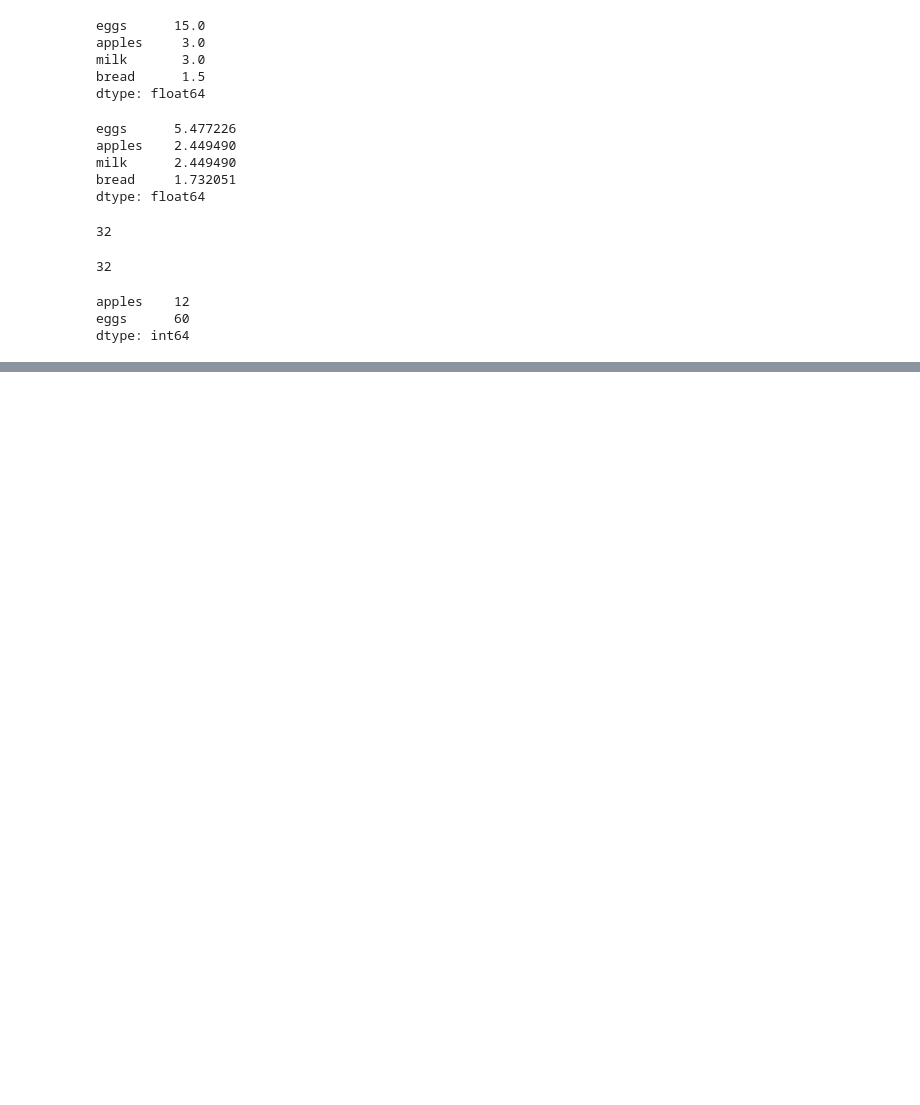
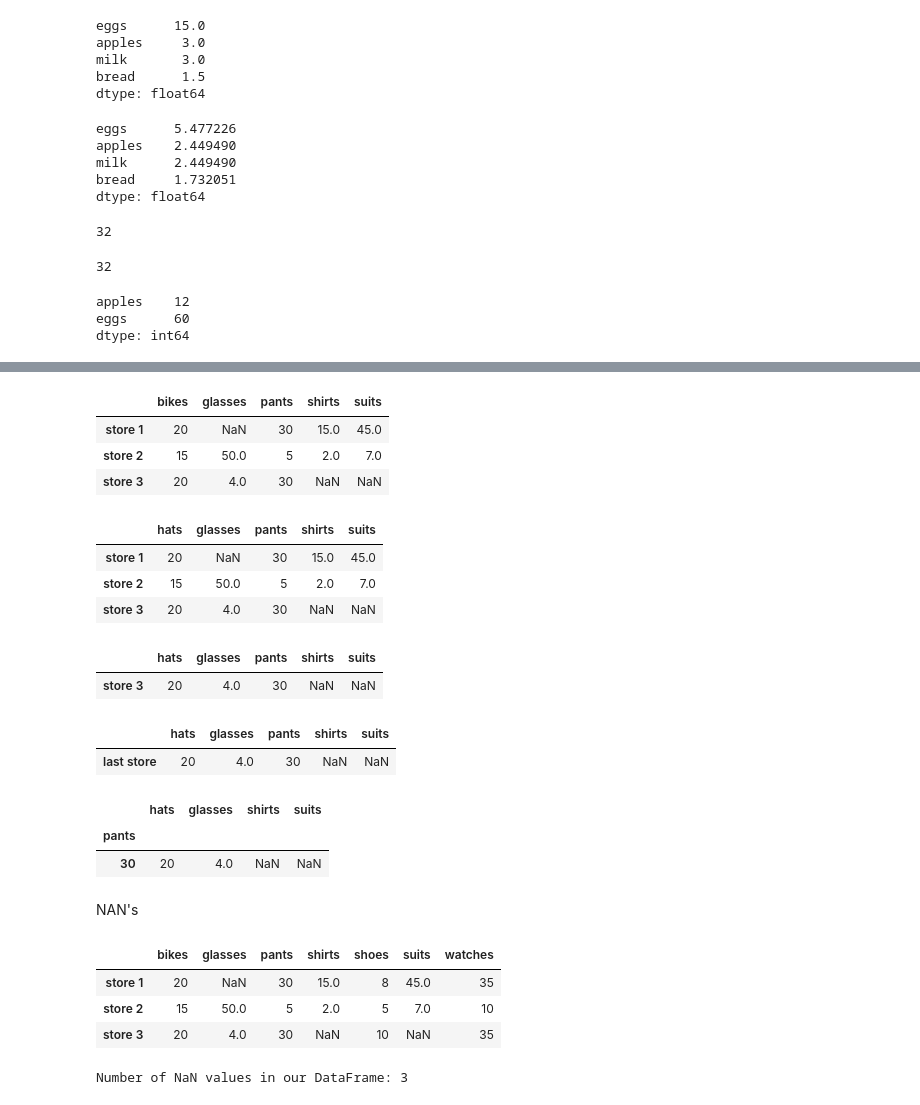
Before and after one commit to vkerrysingh/ProjectRoot, a Jupyter notebook: Udacity/AIPND/trunk/Pandas/Pandas Notebook.ipynb, the cells around one changed output, grey strips where cells are left out. Saved outputs shown, nothing was run; the diff lists cells and outputs as text; code cells hidden in the pictures; blank space fills up the shorter version.

```diff
--- a/Udacity/AIPND/trunk/Pandas/Pandas Notebook.ipynb
+++ b/Udacity/AIPND/trunk/Pandas/Pandas Notebook.ipynb
@@ -103,0 +304,76 @@ dtype: int64
+# %%
+# We remove the watches and shoes columns
+store_items = store_items.drop(['watches', 'shoes'], axis = 1)
+
+# we display the modified DataFrame
+store_items
+# %% [output]
+|  | bikes | glasses | pants | shirts | suits |
+| store 1 | 20 | NaN | 30 | 15.0 | 45.0 |
+| store 2 | 15 | 50.0 | 5 | 2.0 | 7.0 |
+| store 3 | 20 | 4.0 | 30 | NaN | NaN |
+# %%
+# We change the column label bikes to hats
+store_items = store_items.rename(columns = {'bikes': 'hats'})
+
+# we display the modified DataFrame
+store_items
+# %% [output]
+|  | hats | glasses | pants | shirts | suits |
+| store 1 | 20 | NaN | 30 | 15.0 | 45.0 |
+| store 2 | 15 | 50.0 | 5 | 2.0 | 7.0 |
+| store 3 | 20 | 4.0 | 30 | NaN | NaN |
+# %%
+# We remove the store 2 and store 1 rows
+store_items = store_items.drop(['store 2', 'store 1'], axis = 0)
+
+# we display the modified DataFrame
+store_items
+# %% [output]
+|  | hats | glasses | pants | shirts | suits |
+| store 3 | 20 | 4.0 | 30 | NaN | NaN |
+# %%
+# We change the row label from store 3 to last store
+store_items = store_items.rename(index = {'store 3': 'last store'})
+
+# we display the modified DataFrame
+store_items
+# %% [output]
+|  | hats | glasses | pants | shirts | suits |
+| last store | 20 | 4.0 | 30 | NaN | NaN |
+# %%
+# We change the row index to be the data in the pants column
+store_items = store_items.set_index('pants')
+
+# we display the modified DataFrame
+store_items
+# %% [output]
+|  | hats | glasses | shirts | suits |
+| pants |  |  |  |  |
+| 30 | 20 | 4.0 | NaN | NaN |
+# %% [markdown]
+NAN's
+# %%
+# We create a list of Python dictionaries
+items2 = [{'bikes': 20, 'pants': 30, 'watches': 35, 'shirts': 15, 'shoes':8, 'suits':45},
+{'watches': 10, 'glasses': 50, 'bikes': 15, 'pants':5, 'shirts': 2, 'shoes':5, 'suits':7},
+{'bikes': 20, 'pants': 30, 'watches': 35, 'glasses': 4, 'shoes':10}]
+
+# We create a DataFrame  and provide the row index
+store_items = pd.DataFrame(items2, index = ['store 1', 'store 2', 'store 3'])
+
+# We display the DataFrame
+store_items
+# %% [output]
+|  | bikes | glasses | pants | shirts | shoes | suits | watches |
+| store 1 | 20 | NaN | 30 | 15.0 | 8 | 45.0 | 35 |
+| store 2 | 15 | 50.0 | 5 | 2.0 | 5 | 7.0 | 10 |
+| store 3 | 20 | 4.0 | 30 | NaN | 10 | NaN | 35 |
+# %%
+# We count the number of NaN values in store_items
+x =  store_items.isnull().sum().sum()
+
+# We print x
+print('Number of NaN values in our DataFrame:', x)
+# %% [output]
+Number of NaN values in our DataFrame: 3
```
Also changed, not shown: parts of 31 cells of this notebook.
